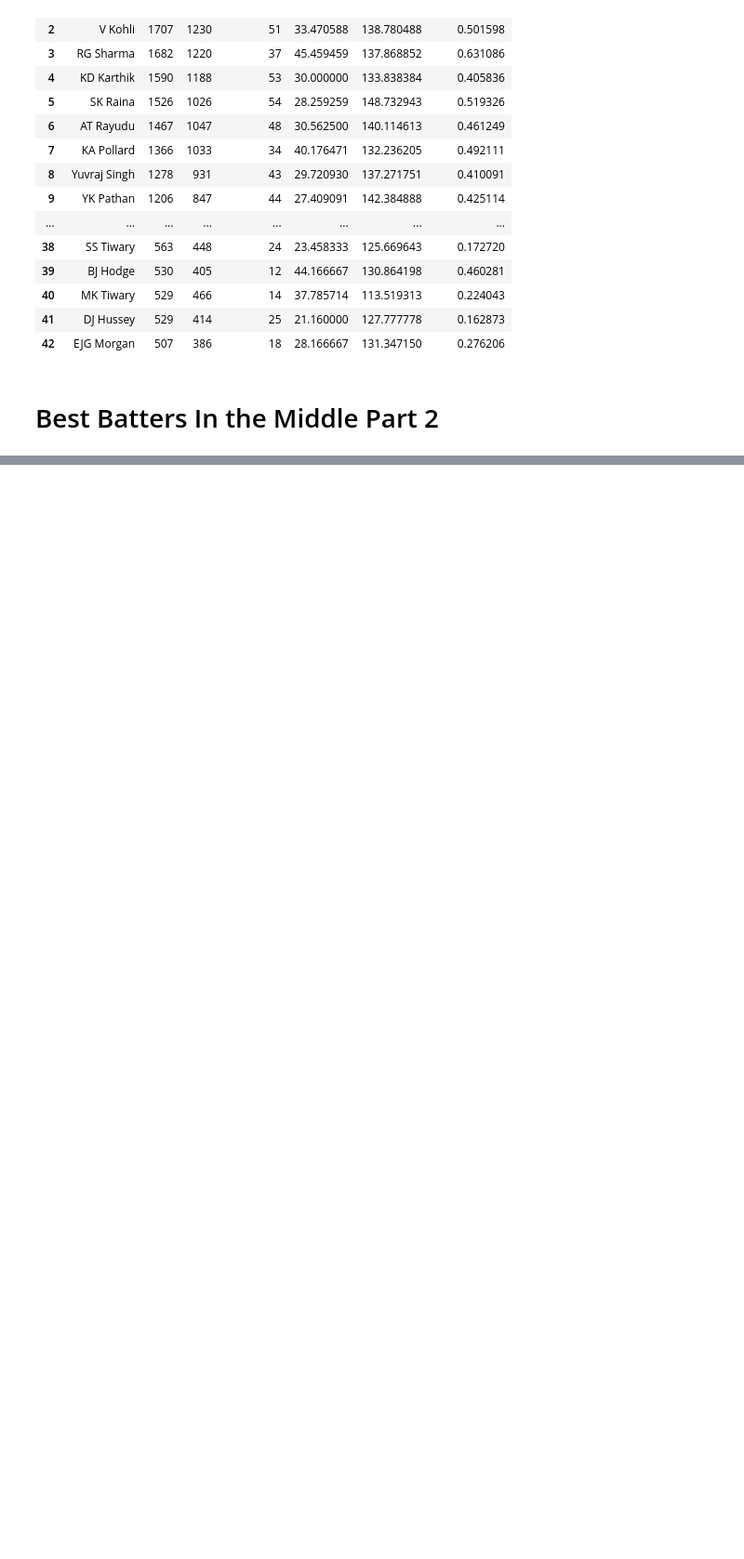
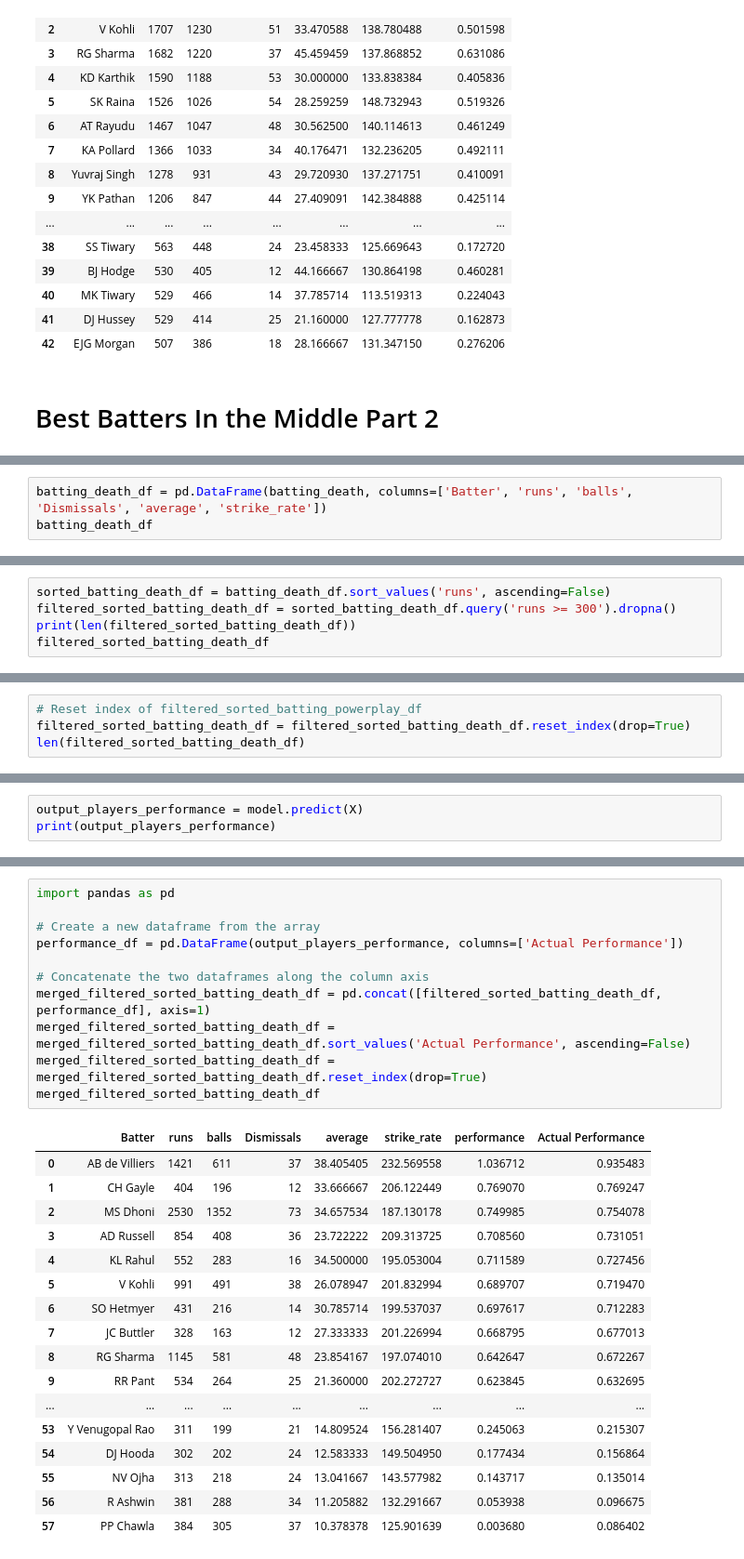
Before and after one commit to anubrotoGhose/IPL-Top-Players, a Jupyter notebook: IPL Batting Performance.ipynb, the cells around one changed output, grey strips where cells are left out. Shown: that part at 93% size. Saved outputs shown, nothing was run; the diff lists cells and outputs as text; blank space fills up the shorter version.

Commit message:
Added How to find the best batters in the death IPL

```diff
--- a/IPL Feature Selection.ipynb
+++ b/IPL Batting Performance.ipynb
@@ -881,0 +908,3 @@ merged_filtered_sorted_batting_middle_two_df
+# %%
+batting_death_df = pd.DataFrame(batting_death, columns=['Batter', 'runs', 'balls', 'Dismissals', 'average', 'strike_rate'])
+batting_death_df
@@ -881,0 +925,5 @@ merged_filtered_sorted_batting_middle_two_df
+# %%
+sorted_batting_death_df = batting_death_df.sort_values('runs', ascending=False)
+filtered_sorted_batting_death_df = sorted_batting_death_df.query('runs >= 300').dropna()
+print(len(filtered_sorted_batting_death_df))
+filtered_sorted_batting_death_df
@@ -881,0 +949,4 @@ merged_filtered_sorted_batting_middle_two_df
+# %%
+# Reset index of filtered_sorted_batting_powerplay_df
+filtered_sorted_batting_death_df = filtered_sorted_batting_death_df.reset_index(drop=True)
+len(filtered_sorted_batting_death_df)
@@ -881,0 +1041,3 @@ merged_filtered_sorted_batting_middle_two_df
+# %%
+output_players_performance = model.predict(X)
+print(output_players_performance)
@@ -881,0 +1088,29 @@ merged_filtered_sorted_batting_middle_two_df
+# %%
+import pandas as pd
+
+# Create a new dataframe from the array
+performance_df = pd.DataFrame(output_players_performance, columns=['Actual Performance'])
+
+# Concatenate the two dataframes along the column axis
+merged_filtered_sorted_batting_death_df = pd.concat([filtered_sorted_batting_death_df, performance_df], axis=1)
+merged_filtered_sorted_batting_death_df = merged_filtered_sorted_batting_death_df.sort_values('Actual Performance', ascending=False)
+merged_filtered_sorted_batting_death_df = merged_filtered_sorted_batting_death_df.reset_index(drop=True)
+merged_filtered_sorted_batting_death_df
+# %% [output]
+|  | Batter | runs | balls | Dismissals | average | strike_rate | performance | Actual Performance |
+| 0 | AB de Villiers | 1421 | 611 | 37 | 38.405405 | 232.569558 | 1.036712 | 0.935483 |
+| 1 | CH Gayle | 404 | 196 | 12 | 33.666667 | 206.122449 | 0.769070 | 0.769247 |
+| 2 | MS Dhoni | 2530 | 1352 | 73 | 34.657534 | 187.130178 | 0.749985 | 0.754078 |
+| 3 | AD Russell | 854 | 408 | 36 | 23.722222 | 209.313725 | 0.708560 | 0.731051 |
+| 4 | KL Rahul | 552 | 283 | 16 | 34.500000 | 195.053004 | 0.711589 | 0.727456 |
+| 5 | V Kohli | 991 | 491 | 38 | 26.078947 | 201.832994 | 0.689707 | 0.719470 |
+| 6 | SO Hetmyer | 431 | 216 | 14 | 30.785714 | 199.537037 | 0.697617 | 0.712283 |
+| 7 | JC Buttler | 328 | 163 | 12 | 27.333333 | 201.226994 | 0.668795 | 0.677013 |
+| 8 | RG Sharma | 1145 | 581 | 48 | 23.854167 | 197.074010 | 0.642647 | 0.672267 |
+| 9 | RR Pant | 534 | 264 | 25 | 21.360000 | 202.272727 | 0.623845 | 0.632695 |
+| ... | ... | ... | ... | ... | ... | ... | ... | ... |
+| 53 | Y Venugopal Rao | 311 | 199 | 21 | 14.809524 | 156.281407 | 0.245063 | 0.215307 |
+| 54 | DJ Hooda | 302 | 202 | 24 | 12.583333 | 149.504950 | 0.177434 | 0.156864 |
+| 55 | NV Ojha | 313 | 218 | 24 | 13.041667 | 143.577982 | 0.143717 | 0.135014 |
+| 56 | R Ashwin | 381 | 288 | 34 | 11.205882 | 132.291667 | 0.053938 | 0.096675 |
+| 57 | PP Chawla | 384 | 305 | 37 | 10.378378 | 125.901639 | 0.003680 | 0.086402 |
```
Also changed, not shown: parts of 25 cells of this notebook.
